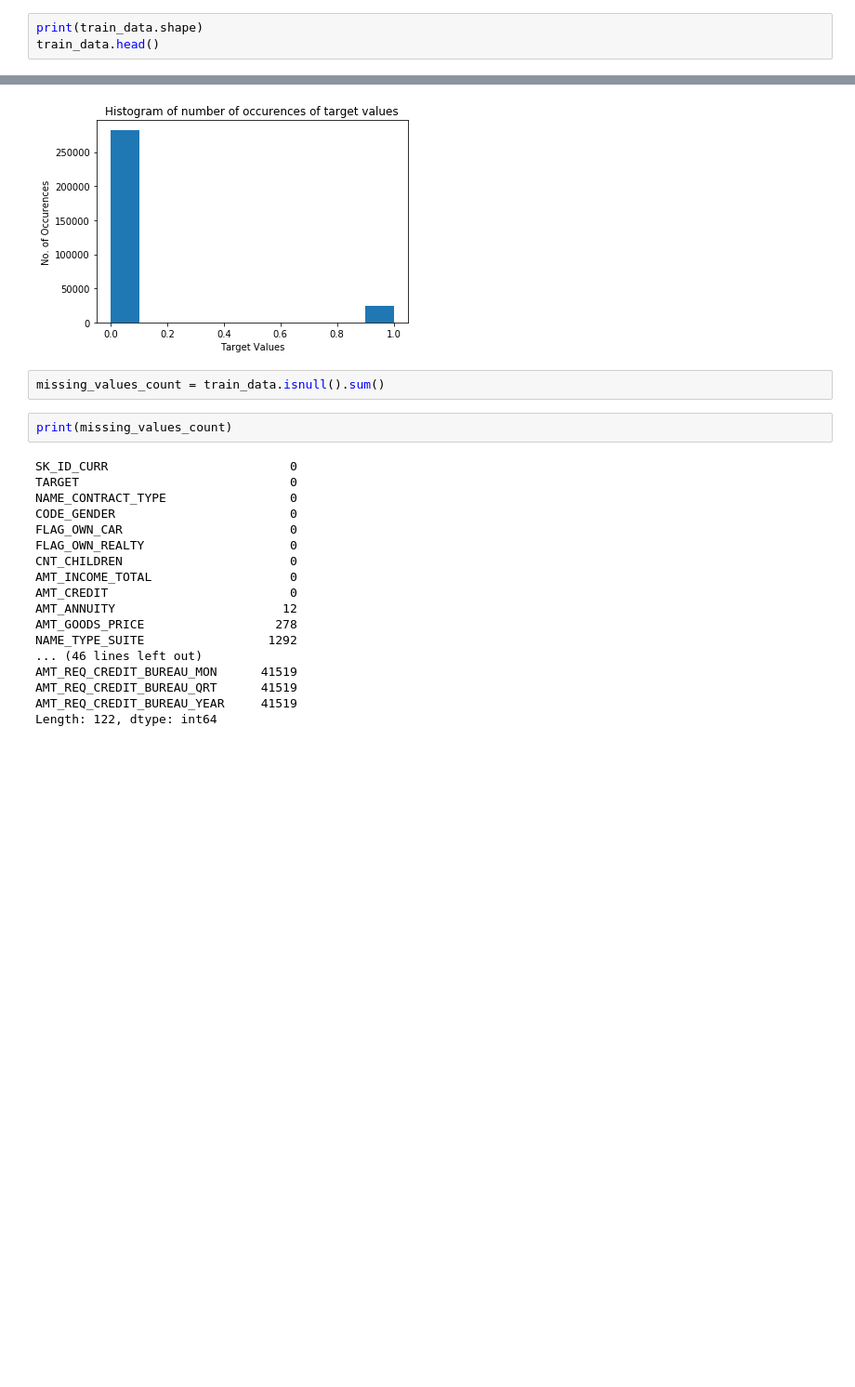
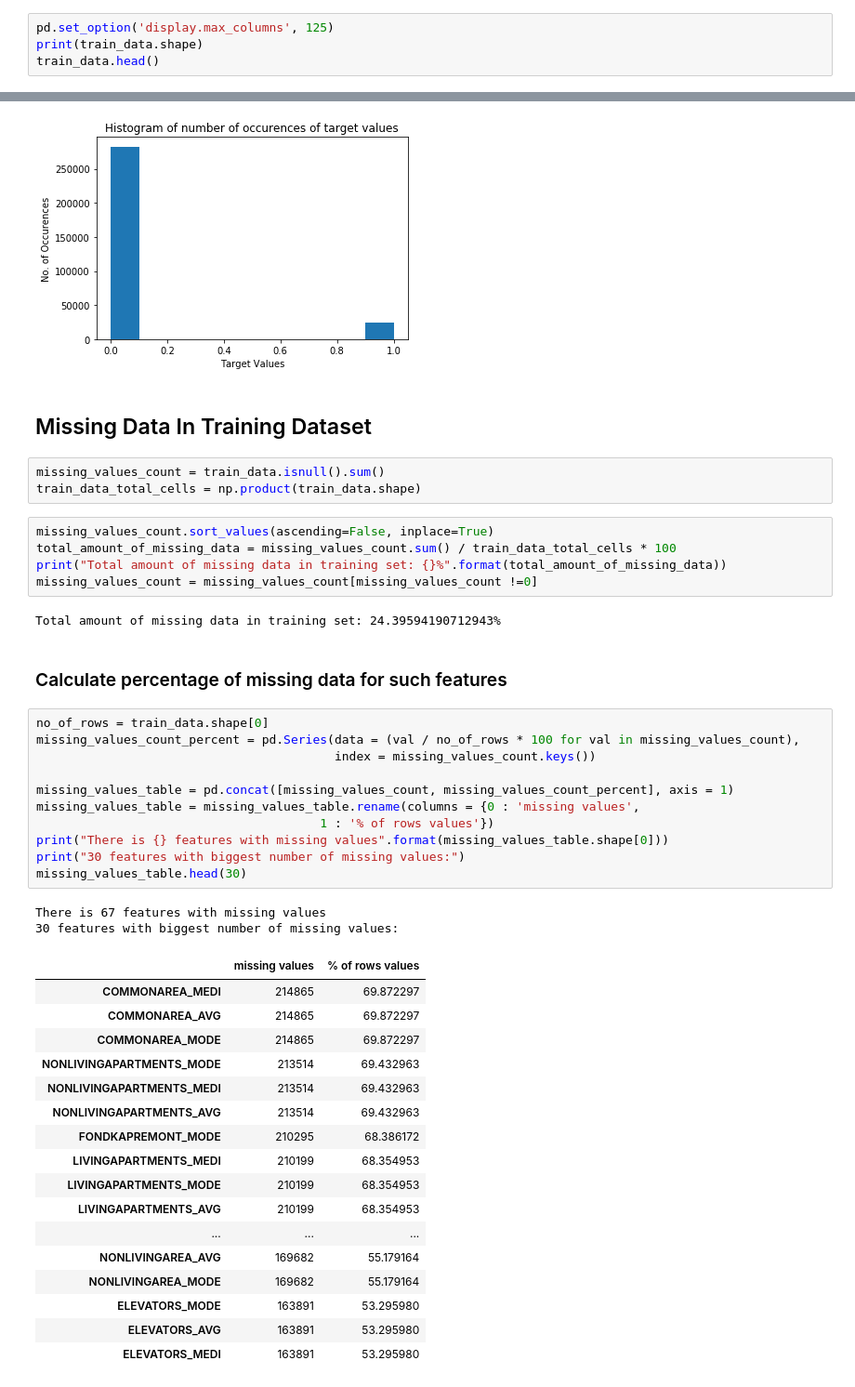
Before and after one commit to ASzwarc/HomeCreditDefaultRisk, a Jupyter notebook: HomeCreditDefaultRisk_Solution.ipynb, the cells around one changed output, grey strips where cells are left out. Shown at 93% size. Saved outputs shown, nothing was run; the diff lists cells and outputs as text; blank space fills up the shorter version.

Commit message:
Display of more columns in test data. Calculation percantage of missing data for each feature

```diff
--- a/HomeCreditDefaultRisk_Solution.ipynb
+++ b/HomeCreditDefaultRisk_Solution.ipynb
@@ -16,6 +16,7 @@ test_data = pd.read_csv('application_test.csv')
 # %% [markdown]
 ## Checking how train data looks like
 # %%
+pd.set_option('display.max_columns', 125)
 print(train_data.shape)
 train_data.head()
 # %% [output]
@@ -58,25 +67,48 @@ plt.ylabel("No. of Occurences")
 # %% [output]
 Text(0,0.5,'No. of Occurences')
 [figure]
+# %% [markdown]
+## Missing Data In Training Dataset
 # %%
 missing_values_count = train_data.isnull().sum()
+train_data_total_cells = np.product(train_data.shape)
-# %%
-print(missing_values_count)
-# %% [output]
-SK_ID_CURR                         0
-TARGET                             0
-NAME_CONTRACT_TYPE                 0
-CODE_GENDER                        0
-FLAG_OWN_CAR                       0
-FLAG_OWN_REALTY                    0
-CNT_CHILDREN                       0
-AMT_INCOME_TOTAL                   0
-AMT_CREDIT                         0
-AMT_ANNUITY                       12
-AMT_GOODS_PRICE                  278
-NAME_TYPE_SUITE                 1292
-... (46 lines left out)
-AMT_REQ_CREDIT_BUREAU_MON      41519
-AMT_REQ_CREDIT_BUREAU_QRT      41519
-AMT_REQ_CREDIT_BUREAU_YEAR     41519
-Length: 122, dtype: int64
+# %%
+missing_values_count.sort_values(ascending=False, inplace=True)
+total_amount_of_missing_data = missing_values_count.sum() / train_data_total_cells * 100
+print("Total amount of missing data in training set: {}%".format(total_amount_of_missing_data))
+missing_values_count = missing_values_count[missing_values_count !=0]
+# %% [output]
+Total amount of missing data in training set: 24.39594190712943%
+# %% [markdown]
+### Calculate percentage of missing data for such features
+# %%
+no_of_rows = train_data.shape[0]
+missing_values_count_percent = pd.Series(data = (val / no_of_rows * 100 for val in missing_values_count),
+                                         index = missing_values_count.keys())
+
+missing_values_table = pd.concat([missing_values_count, missing_values_count_percent], axis = 1)
+missing_values_table = missing_values_table.rename(columns = {0 : 'missing values',
+                                       1 : '% of rows values'})
+print("There is {} features with missing values".format(missing_values_table.shape[0]))
+print("30 features with biggest number of missing values:")
+missing_values_table.head(30)
+# %% [output]
+There is 67 features with missing values
+30 features with biggest number of missing values:
+|  | missing values | % of rows values |
+| COMMONAREA_MEDI | 214865 | 69.872297 |
+| COMMONAREA_AVG | 214865 | 69.872297 |
+| COMMONAREA_MODE | 214865 | 69.872297 |
+| NONLIVINGAPARTMENTS_MODE | 213514 | 69.432963 |
+| NONLIVINGAPARTMENTS_MEDI | 213514 | 69.432963 |
+| NONLIVINGAPARTMENTS_AVG | 213514 | 69.432963 |
+| FONDKAPREMONT_MODE | 210295 | 68.386172 |
+| LIVINGAPARTMENTS_MEDI | 210199 | 68.354953 |
+| LIVINGAPARTMENTS_MODE | 210199 | 68.354953 |
+| LIVINGAPARTMENTS_AVG | 210199 | 68.354953 |
+| ... | ... | ... |
+| NONLIVINGAREA_AVG | 169682 | 55.179164 |
+| NONLIVINGAREA_MODE | 169682 | 55.179164 |
+| ELEVATORS_MODE | 163891 | 53.295980 |
+| ELEVATORS_AVG | 163891 | 53.295980 |
+| ELEVATORS_MEDI | 163891 | 53.295980 |
```
Also changed, not shown: parts of 2 cells of this notebook.
